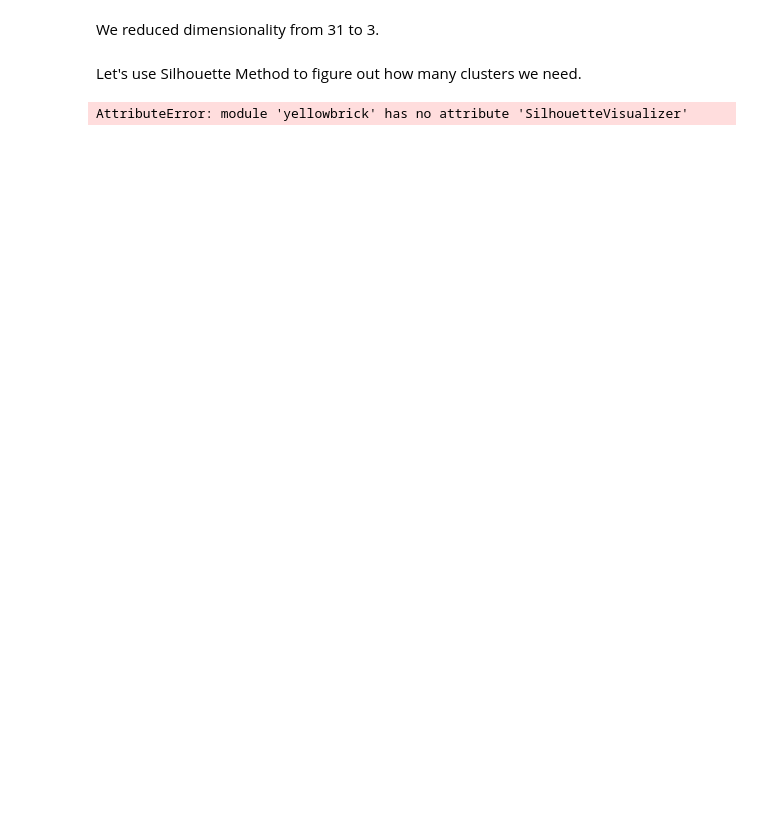
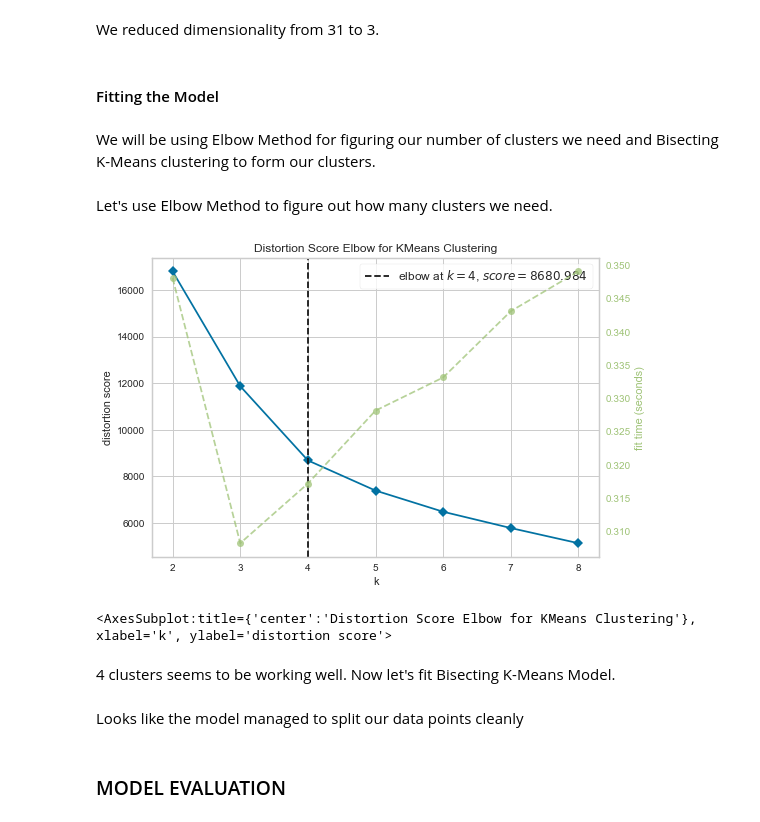
Before and after one commit to DenysIvanilov/Portfolio-Projects, a Jupyter notebook: CustomerSegmentation/NotebookAndModel/Customer_Segmentation.ipynb, the cells around one changed output. Saved outputs shown, nothing was run; the diff lists cells and outputs as text; code cells hidden in the pictures; blank space fills up the shorter version.

```diff
--- a/CustomerSegmentation/NotebookAndModel/Customer_Segmentation.ipynb
+++ b/CustomerSegmentation/NotebookAndModel/Customer_Segmentation.ipynb
@@ -545,6 +549,10 @@ import plotly.express as px
 # Plotting reduced dataset
 fig = px.scatter_3d(PCA_data, x="col1", y="col2", z="col3")
 fig.show("svg")
+# %% [markdown]
+#### Fitting the Model
+# %% [markdown]
+We will be using Elbow Method for figuring our number of clusters we need and Bisecting K-Means clustering to form our clusters.
 # %%
 # Imports for clustering
 from sklearn.cluster import KMeans
@@ -552,8 +560,11 @@ import yellowbrick
 # %% [markdown]
-Let's use Silhouette Method to figure out how many clusters we need.
+Let's use Elbow Method to figure out how many clusters we need.
 # %%
-visualizer = yellowbrick.SilhouetteVisualizer(KMeans(), k=10)
-visualizer.fit(PSA_data)
+visualizer = KElbowVisualizer(KMeans(), k=8)
+visualizer.fit(PCA_data)
 visualizer.show()
 # %% [output]
+[figure, added]
-AttributeError: module 'yellowbrick' has no attribute 'SilhouetteVisualizer'
+<AxesSubplot:title={'center':'Distortion Score Elbow for KMeans Clustering'}, xlabel='k', ylabel='distortion score'>
+# %% [markdown]
+4 clusters seems to be working well. Now let's fit Bisecting K-Means Model.
@@ -559,0 +584,4 @@ AttributeError: module 'yellowbrick' has no attribute 'SilhouetteVisualizer'
+# %% [markdown]
+Looks like the model managed to split our data points cleanly
+# %% [markdown]
+### MODEL EVALUATION
```
Also changed, not shown: parts of 19 cells of this notebook.
